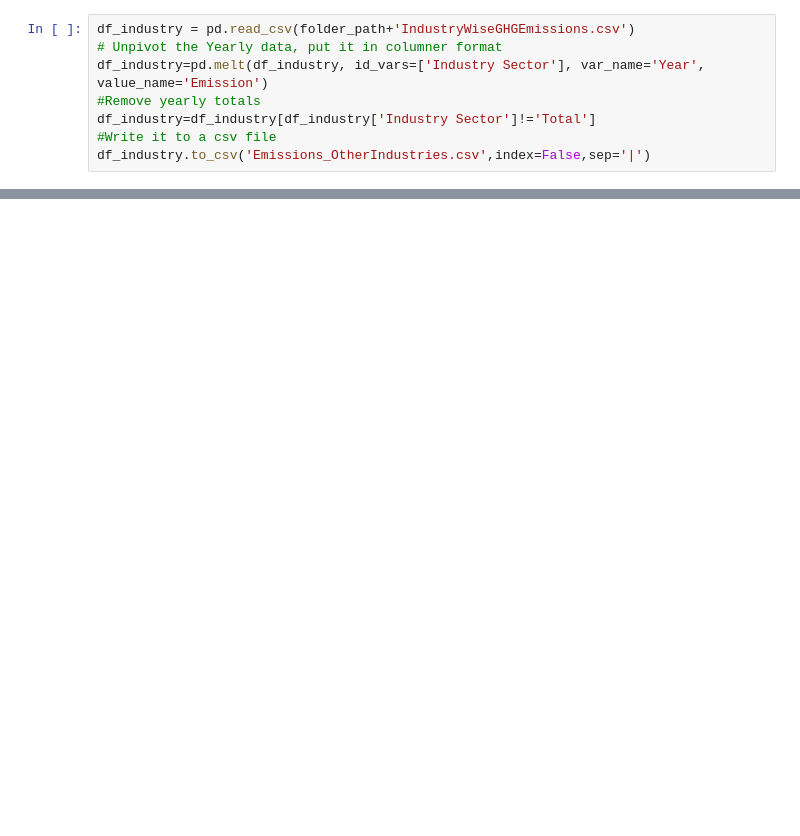
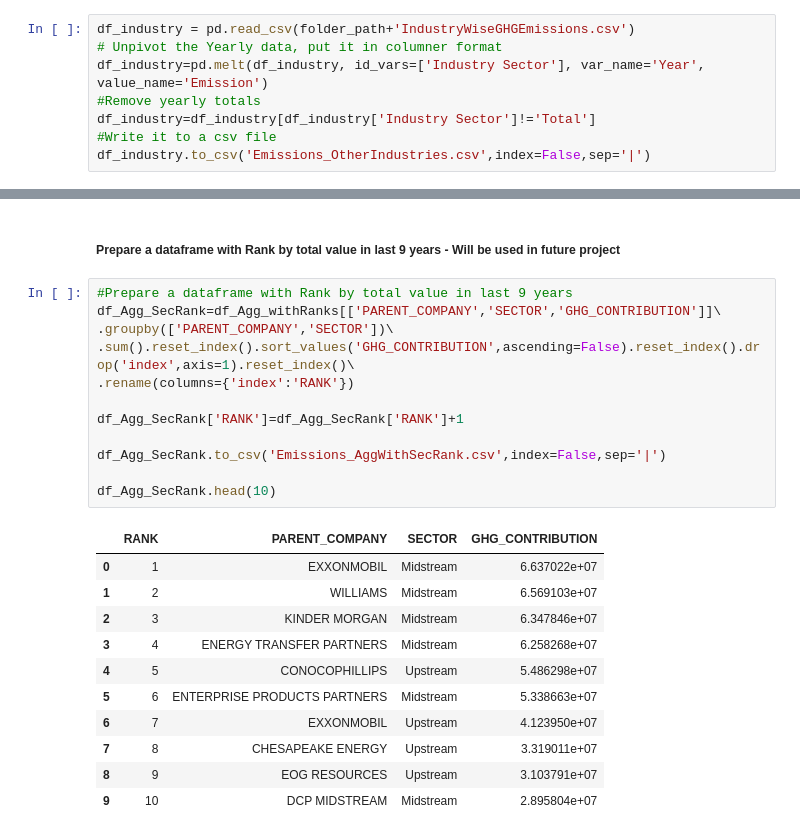
Before and after one commit to rafeesumich/591-GHGFromOilandGasSystems, a Jupyter notebook: EmissionsDataPreparation.ipynb, the cells around one changed output, grey strips where cells are left out. Cells and saved outputs as stored; diff of their text form; blank space fills up the shorter version.

Commit message:
Project Refresh
Project Refresh

```diff
--- a/EmissionsDataPreparation.ipynb
+++ b/EmissionsDataPreparation.ipynb
@@ -479 +316,27 @@ df_NameCleanup.sample(5)
+# %% [markdown]
+##### Prepare a dataframe with Rank by total value in last 9 years - Will be used in future project
+# %%
+#Prepare a dataframe with Rank by total value in last 9 years
+df_Agg_SecRank=df_Agg_withRanks[['PARENT_COMPANY','SECTOR','GHG_CONTRIBUTION']]\
+.groupby(['PARENT_COMPANY','SECTOR'])\
+.sum().reset_index().sort_values('GHG_CONTRIBUTION',ascending=False).reset_index().drop('index',axis=1).reset_index()\
+.rename(columns={'index':'RANK'})
+
+df_Agg_SecRank['RANK']=df_Agg_SecRank['RANK']+1
+
+df_Agg_SecRank.to_csv('Emissions_AggWithSecRank.csv',index=False,sep='|')
+
+df_Agg_SecRank.head(10)
+# %% [output]
+|  | RANK | PARENT_COMPANY | SECTOR | GHG_CONTRIBUTION |
+| 0 | 1 | EXXONMOBIL | Midstream | 6.637022e+07 |
+| 1 | 2 | WILLIAMS | Midstream | 6.569103e+07 |
+| 2 | 3 | KINDER MORGAN | Midstream | 6.347846e+07 |
+| 3 | 4 | ENERGY TRANSFER PARTNERS | Midstream | 6.258268e+07 |
+| 4 | 5 | CONOCOPHILLIPS | Upstream | 5.486298e+07 |
+| 5 | 6 | ENTERPRISE PRODUCTS PARTNERS | Midstream | 5.338663e+07 |
+| 6 | 7 | EXXONMOBIL | Upstream | 4.123950e+07 |
+| 7 | 8 | CHESAPEAKE ENERGY | Upstream | 3.319011e+07 |
+| 8 | 9 | EOG RESOURCES | Upstream | 3.103791e+07 |
+| 9 | 10 | DCP MIDSTREAM | Midstream | 2.895804e+07 |
 # %%
```
Also changed, not shown: parts of 51 cells of this notebook, 20 other files.
